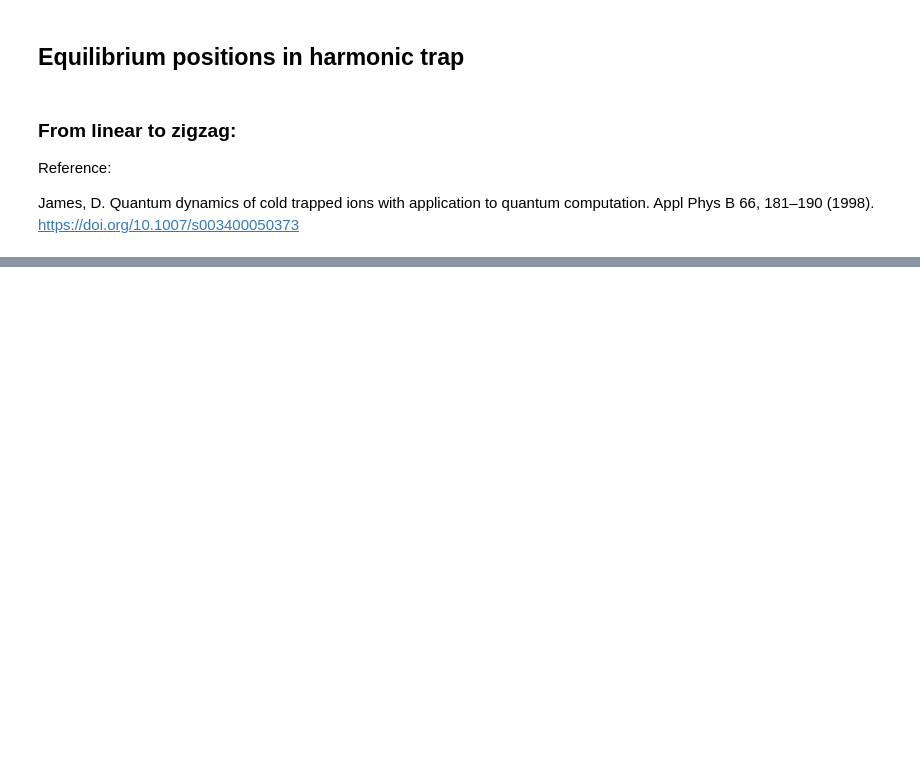
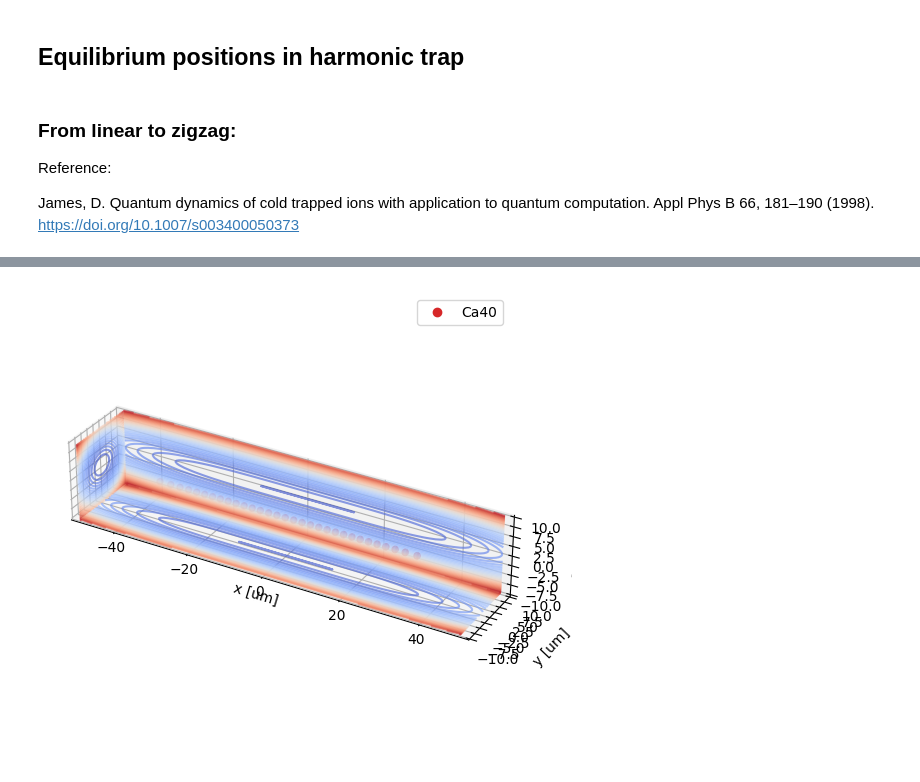
Before and after one commit to tiqi-group/pytrans-examples, a Jupyter notebook: examples/02_mode_solver.ipynb, the cells around one changed output, grey strips where cells are left out. Drawn from its saved outputs; the diff is of its cells as text; code cells hidden in the pictures; blank space fills up the shorter version.

```diff
--- a/examples/02_mode_solver.ipynb
+++ b/examples/02_mode_solver.ipynb
@@ -79,0 +125,6 @@ for j, N_ions in enumerate(range(1, N_max)):
+# %%
+from pytrans.plotting import plot3d_potential
+
+_ = plot3d_potential(hqtrap, None, Ca40, r0, roi, analyse_results=res)
+# %% [output]
+[figure, added]
```
Also changed, not shown: parts of 9 cells of this notebook, 3 other files.
